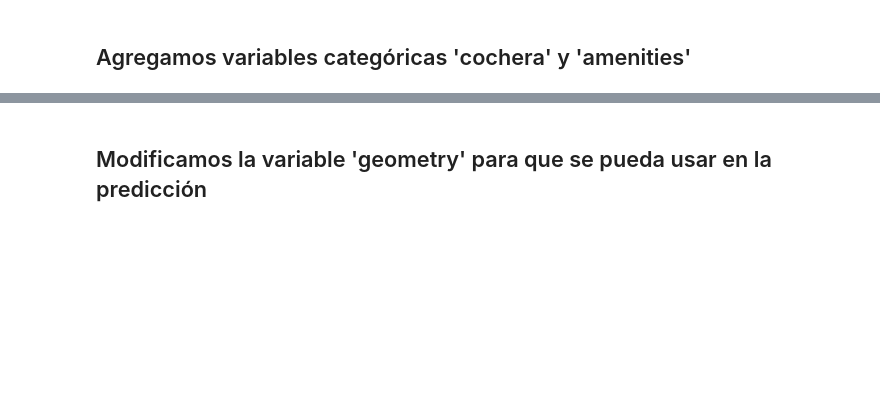
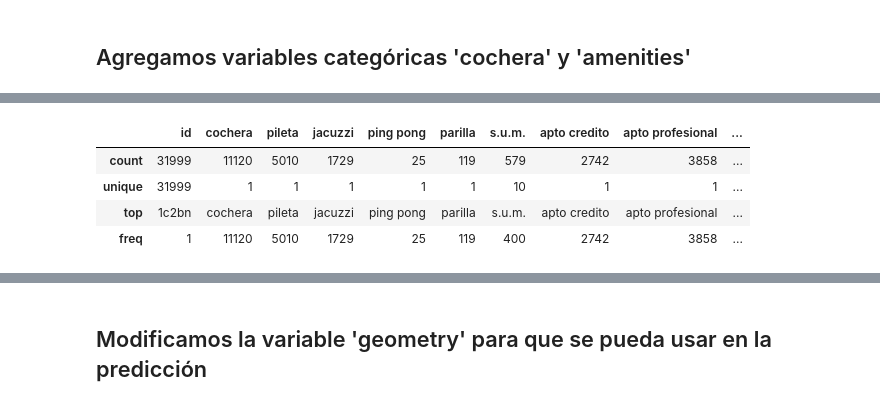
Before and after one commit to MarianoMiliozzi/Desafio-1---DH, a Jupyter notebook: G1 - Desafío 2 .ipynb, the cells around one changed output, grey strips where cells are left out. Saved outputs shown, nothing was run; the diff lists cells and outputs as text; code cells hidden in the pictures; blank space fills up the shorter version.

```diff
--- a/G1 - Desafío 2 .ipynb
+++ b/G1 - Desafío 2 .ipynb
@@ -317,0 +338,10 @@ df.dropna(inplace=True)
+# %%
+# eliminamos el "No es apto crédito" para poder buscar "Apto crédito" sin errores
+df.descripcion = df.descripcion.str.replace('no es apto credito','')
+# %%
+# establecemos una lista de amenities que nos interesa buscar
+lista_am = ['cochera','pileta','jacuzzi','ping pong','parilla','s.u.m.','apto credito','apto profesional',
+            'solarium','terraza propia']
+# %%
+# reestsablecemos el index
+df.reset_index(inplace=True,drop=True)
@@ -317,0 +371,9 @@ df.dropna(inplace=True)
+# %%
+# visualizamos lo encontrado
+amenities.describe()
+# %% [output]
+|  | id | cochera | pileta | jacuzzi | ping pong | parilla | s.u.m. | apto credito | apto profesional | ... |
+| count | 31999 | 11120 | 5010 | 1729 | 25 | 119 | 579 | 2742 | 3858 | ... |
+| unique | 31999 | 1 | 1 | 1 | 1 | 1 | 10 | 1 | 1 | ... |
+| top | 1c2bn | cochera | pileta | jacuzzi | ping pong | parilla | s.u.m. | apto credito | apto profesional | ... |
+| freq | 1 | 11120 | 5010 | 1729 | 25 | 119 | 400 | 2742 | 3858 | ... |
```
Also changed, not shown: parts of 69 cells of this notebook, 1 other file.
